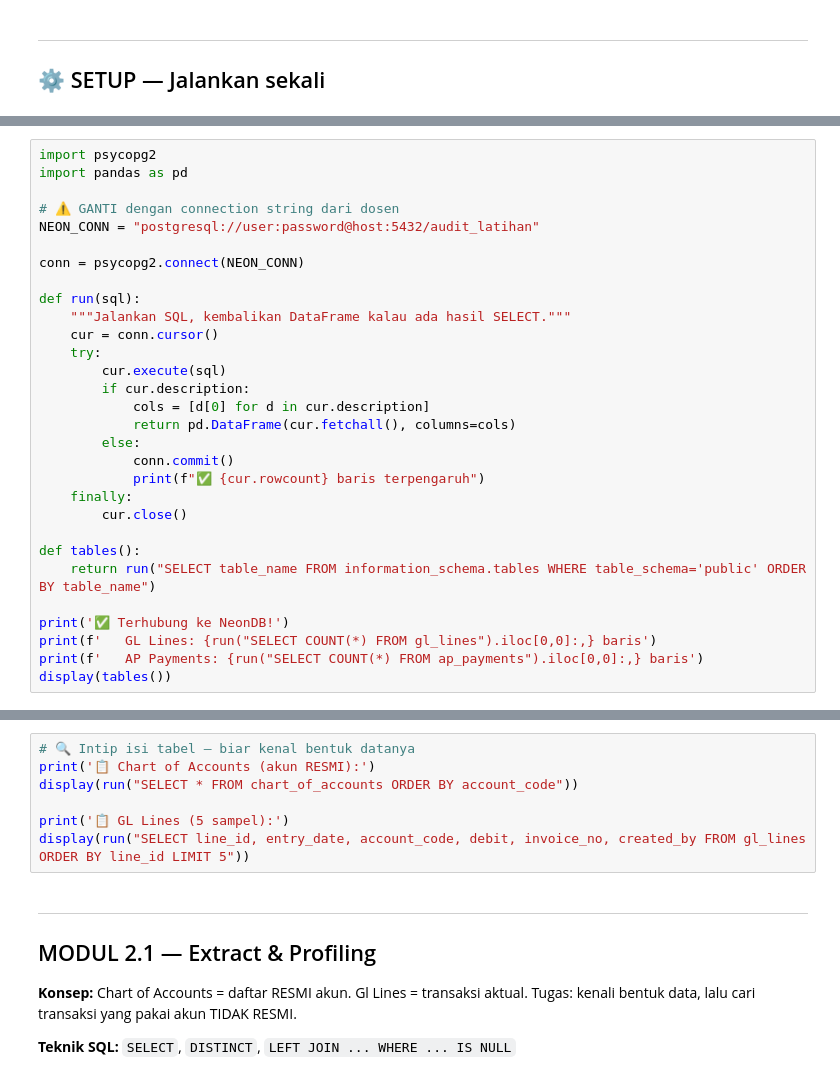
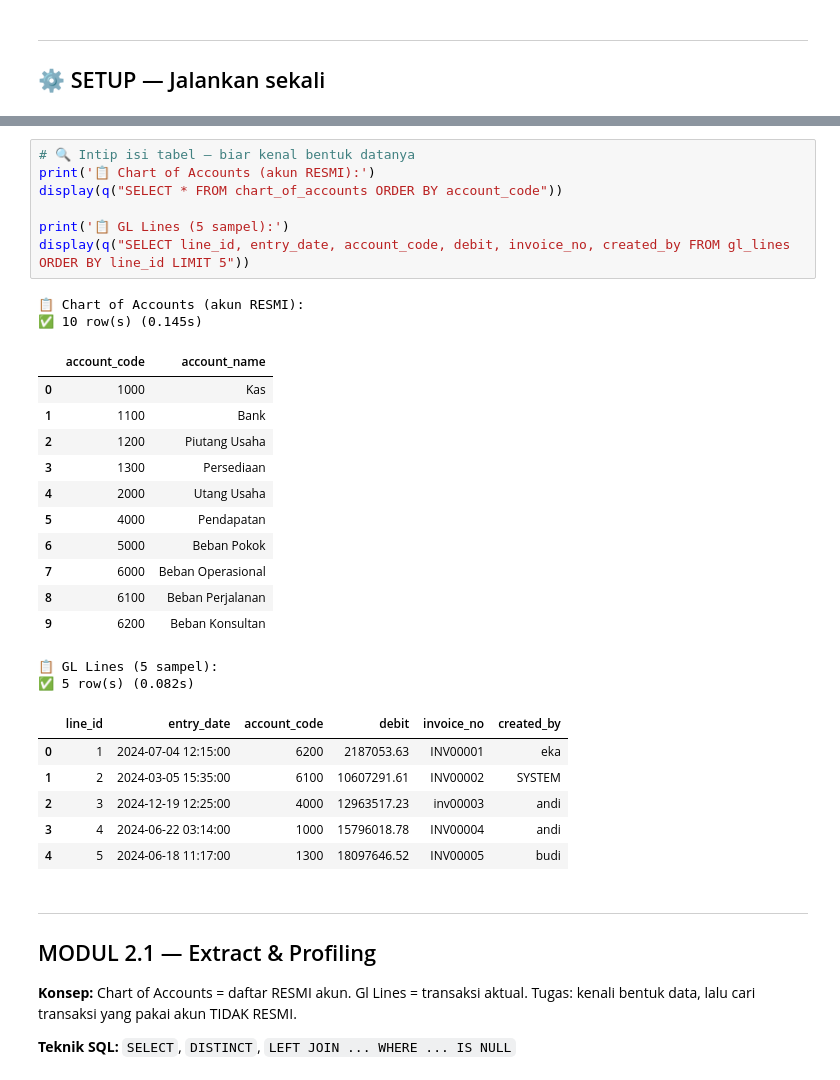
Before and after one commit to ekosup/pkn-stan-padaa, a Jupyter notebook: exercise/w5/data_audit_latihan.ipynb, the cells around one changed output, grey strips where cells are left out. Cells and saved outputs as stored; diff of their text form.

```diff
--- a/exercise/w5/data_audit_latihan.ipynb
+++ b/exercise/w5/data_audit_latihan.ipynb
@@ -21,30 +22,0 @@
-# %%
-import psycopg2
-import pandas as pd
-
-# ⚠️ GANTI dengan connection string dari dosen
-NEON_CONN = "postgresql://user:password@host:5432/audit_latihan"
-
-conn = psycopg2.connect(NEON_CONN)
-
-def run(sql):
-    """Jalankan SQL, kembalikan DataFrame kalau ada hasil SELECT."""
-    cur = conn.cursor()
-    try:
-        cur.execute(sql)
-        if cur.description:
-            cols = [d[0] for d in cur.description]
-            return pd.DataFrame(cur.fetchall(), columns=cols)
-        else:
-            conn.commit()
-            print(f"✅ {cur.rowcount} baris terpengaruh")
-    finally:
-        cur.close()
-
-def tables():
-    return run("SELECT table_name FROM information_schema.tables WHERE table_schema='public' ORDER BY table_name")
-
-print('✅ Terhubung ke NeonDB!')
-print(f'   GL Lines: {run("SELECT COUNT(*) FROM gl_lines").iloc[0,0]:,} baris')
-print(f'   AP Payments: {run("SELECT COUNT(*) FROM ap_payments").iloc[0,0]:,} baris')
-display(tables())
@@ -51,10 +117,32 @@ display(tables())
 # %%
 # 🔍 Intip isi tabel — biar kenal bentuk datanya
 print('📋 Chart of Accounts (akun RESMI):')
-display(run("SELECT * FROM chart_of_accounts ORDER BY account_code"))
+display(q("SELECT * FROM chart_of_accounts ORDER BY account_code"))
 
 print('📋 GL Lines (5 sampel):')
-display(run("SELECT line_id, entry_date, account_code, debit, invoice_no, created_by FROM gl_lines ORDER BY line_id LIMIT 5"))
+display(q("SELECT line_id, entry_date, account_code, debit, invoice_no, created_by FROM gl_lines ORDER BY line_id LIMIT 5"))
+# %% [output]
+📋 Chart of Accounts (akun RESMI):
+✅ 10 row(s) (0.145s)
+|  | account_code | account_name |
+| 0 | 1000 | Kas |
+| 1 | 1100 | Bank |
+| 2 | 1200 | Piutang Usaha |
+| 3 | 1300 | Persediaan |
+| 4 | 2000 | Utang Usaha |
+| 5 | 4000 | Pendapatan |
+| 6 | 5000 | Beban Pokok |
+| 7 | 6000 | Beban Operasional |
+| 8 | 6100 | Beban Perjalanan |
+| 9 | 6200 | Beban Konsultan |
+📋 GL Lines (5 sampel):
+✅ 5 row(s) (0.082s)
+|  | line_id | entry_date | account_code | debit | invoice_no | created_by |
+| 0 | 1 | 2024-07-04 12:15:00 | 6200 | 2187053.63 | INV00001 | eka |
+| 1 | 2 | 2024-03-05 15:35:00 | 6100 | 10607291.61 | INV00002 | SYSTEM |
+| 2 | 3 | 2024-12-19 12:25:00 | 4000 | 12963517.23 | inv00003 | andi |
+| 3 | 4 | 2024-06-22 03:14:00 | 1000 | 15796018.78 | INV00004 | andi |
+| 4 | 5 | 2024-06-18 11:17:00 | 1300 | 18097646.52 | INV00005 | budi |
 # %% [markdown]
 ---
 ## MODUL 2.1 — Extract & Profiling
```
Also changed, not shown: parts of 26 cells of this notebook.
